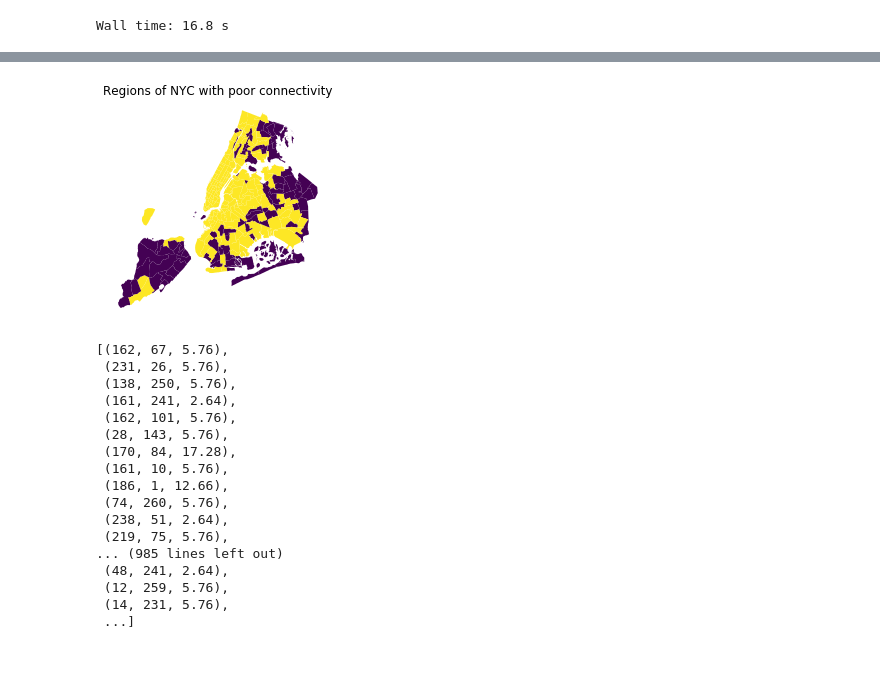
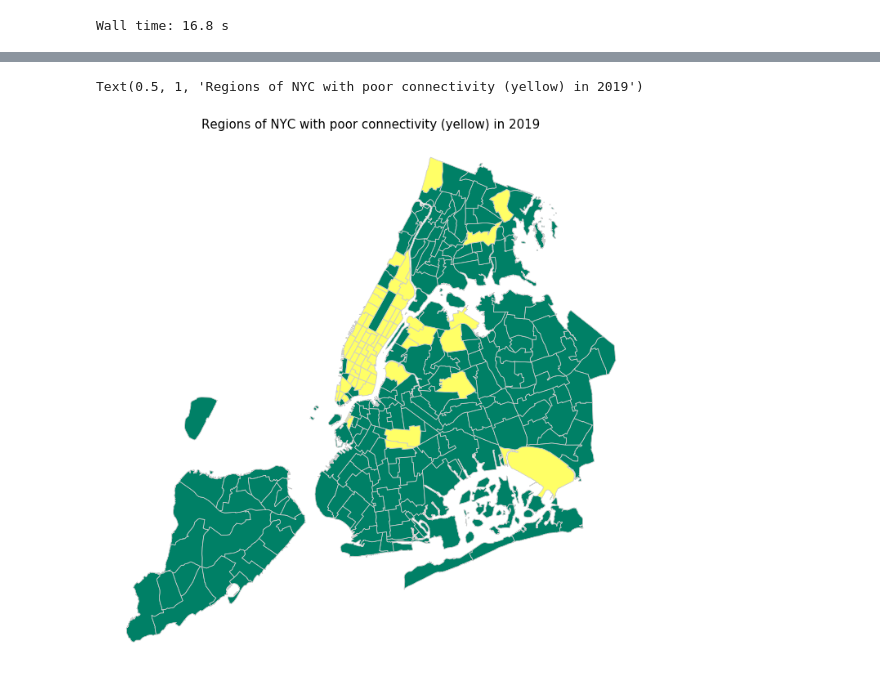
Before and after one commit to sannath/CSC501, a Jupyter notebook: Assignment-2/Taxi_DB_1M_nikita.ipynb, the cells around one changed output, grey strips where cells are left out. Drawn from its saved outputs; the diff is of its cells as text; code cells hidden in the pictures; blank space fills up the shorter version.

```diff
--- a/Assignment-2/Taxi_DB_1M_nikita.ipynb
+++ b/Assignment-2/Taxi_DB_1M_nikita.ipynb
@@ -142,9 +135,9 @@ min_df = df['LocationID']
 
 for j in range(len(min_df)):
     if np.isin(min_df[j],result):
-        poor_connectivity.append(1000)
+        poor_connectivity.append(1)
     else:
-        poor_connectivity.append(100)
-df['poor_connectivity'] = poor_connectivity
+        poor_connectivity.append(0)
+df['poor_connectivity2018'] = poor_connectivity
 df.head()
 # %% [output]
@@ -157,0 +171,11 @@ Wall time: 80 ms
+# %%
+%%time
+import psycopg2
+from sqlalchemy import create_engine
+
+conn = psycopg2.connect("host=localhost dbname=movie-data user=postgres password='postgres'")
+cur = conn.cursor()
+# poor connectivity
+cur.execute("select distinct DOLocationID,Store_and_fwd_flag from taxisample where date_part('year', tpep_pickup_datetime)=2019 and store_and_fwd_flag='N'")
+result = list(dict.fromkeys(cur))
+result.sort()
@@ -157,0 +184,13 @@ Wall time: 80 ms
+# %%
+%%time
+import numpy as np
+poor_connectivity = []
+min_df = df['LocationID']
+
+for j in range(len(min_df)):
+    if np.isin(min_df[j],result):
+        poor_connectivity.append(1)
+    else:
+        poor_connectivity.append(0)
+df['poor_connectivity2019'] = poor_connectivity
+df.head()
@@ -158,8 +205,9 @@ Wall time: 80 ms
 # %%
+%%time
 import matplotlib.pyplot as plt
 
-fig, ax = plt.subplots(1, 1)
+fig, ax = plt.subplots(1, figsize=(12, 12))
 plt.axis('off')
-df.plot(column='poor_connectivity', ax=ax, legend=False, figsize=(8, 4));
-plt.title("Regions of NYC with poor connectivity")
+df.plot(column='poor_connectivity2019', ax=ax, legend=False,cmap='summer', linewidth=0.8, edgecolor='0.8');
+ax.set_title('Regions of NYC with poor connectivity (yellow) in 2019', fontdict={'fontsize': '15', 'fontweight' : '3'})
 # %% [output]
@@ -167,23 +215,2 @@ Text(0.5, 1, 'Regions of NYC with poor connectivity')
+Text(0.5, 1, 'Regions of NYC with poor connectivity (yellow) in 2019')
-[figure, old version]
+[figure, new version]
-# %%
-cur.execute('SELECT distinct PULocationID,DOLocationID,Tolls_amount FROM taxisample where Tolls_amount > 0')
-imax = cur.fetchall()
-imax
-# %% [output]
-[(162, 67, 5.76),
- (231, 26, 5.76),
- (138, 250, 5.76),
- (161, 241, 2.64),
- (162, 101, 5.76),
- (28, 143, 5.76),
- (170, 84, 17.28),
- (161, 10, 5.76),
- (186, 1, 12.66),
- (74, 260, 5.76),
- (238, 51, 2.64),
- (219, 75, 5.76),
-... (985 lines left out)
- (48, 241, 2.64),
- (12, 259, 5.76),
- (14, 231, 5.76),
- ...]
```
Also changed, not shown: parts of 16 cells of this notebook.
